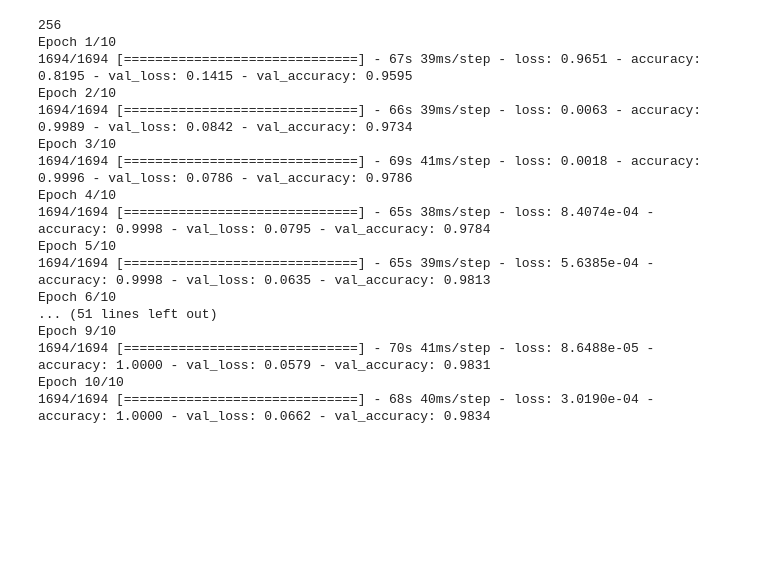
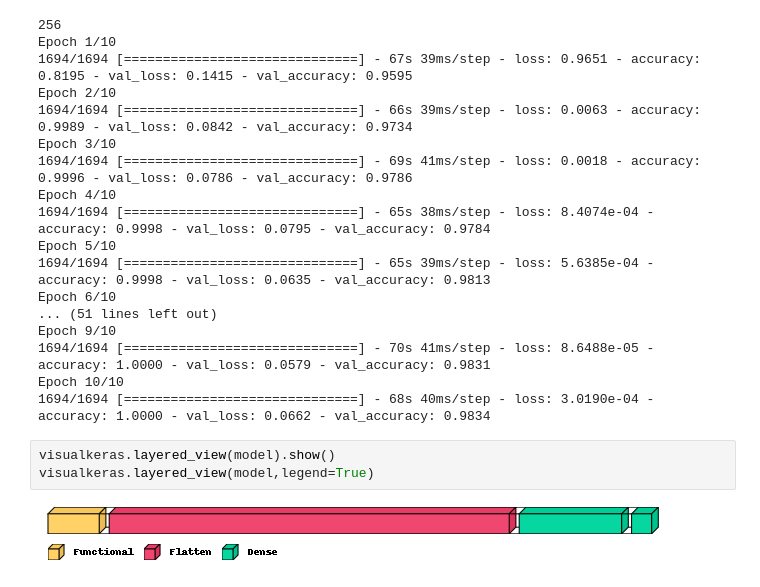
Before and after one commit to aenoboa1/ML_Zoomcamp-Capstone-Project, a Jupyter notebook: FruitsProject_VGG.ipynb, the cells around one changed output. Drawn from its saved outputs; the diff is of its cells as text; blank space fills up the shorter version.

```diff
--- a/FruitsProject_VGG.ipynb
+++ b/FruitsProject_VGG.ipynb
@@ -490,3 +490,8 @@ Epoch 9/10
 1694/1694 [==============================] - 70s 41ms/step - loss: 8.6488e-05 - accuracy: 1.0000 - val_loss: 0.0579 - val_accuracy: 0.9831
 Epoch 10/10
 1694/1694 [==============================] - 68s 40ms/step - loss: 3.0190e-04 - accuracy: 1.0000 - val_loss: 0.0662 - val_accuracy: 0.9834
+# %%
+visualkeras.layered_view(model).show()
+visualkeras.layered_view(model,legend=True)
+# %% [output]
+[figure, added]
```
Also changed, not shown: parts of 2 cells of this notebook.
